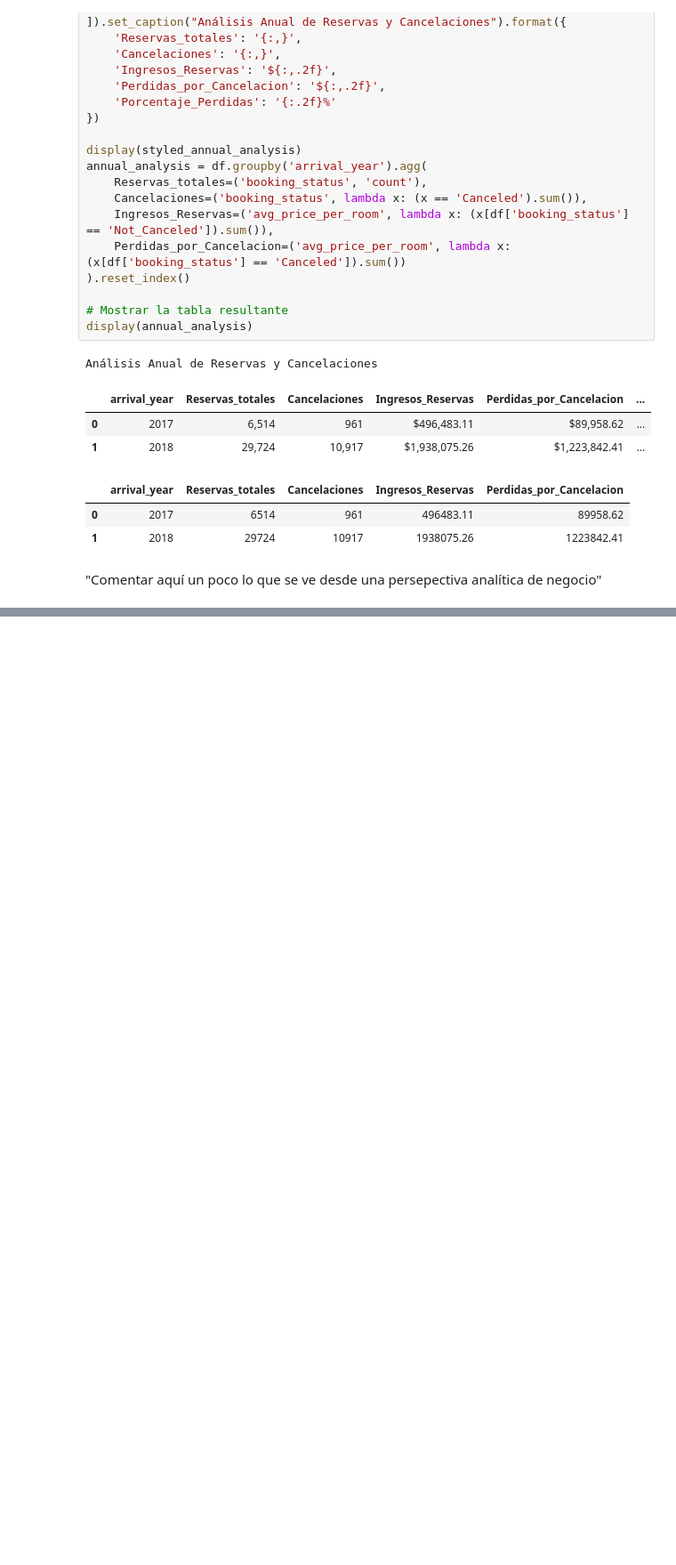
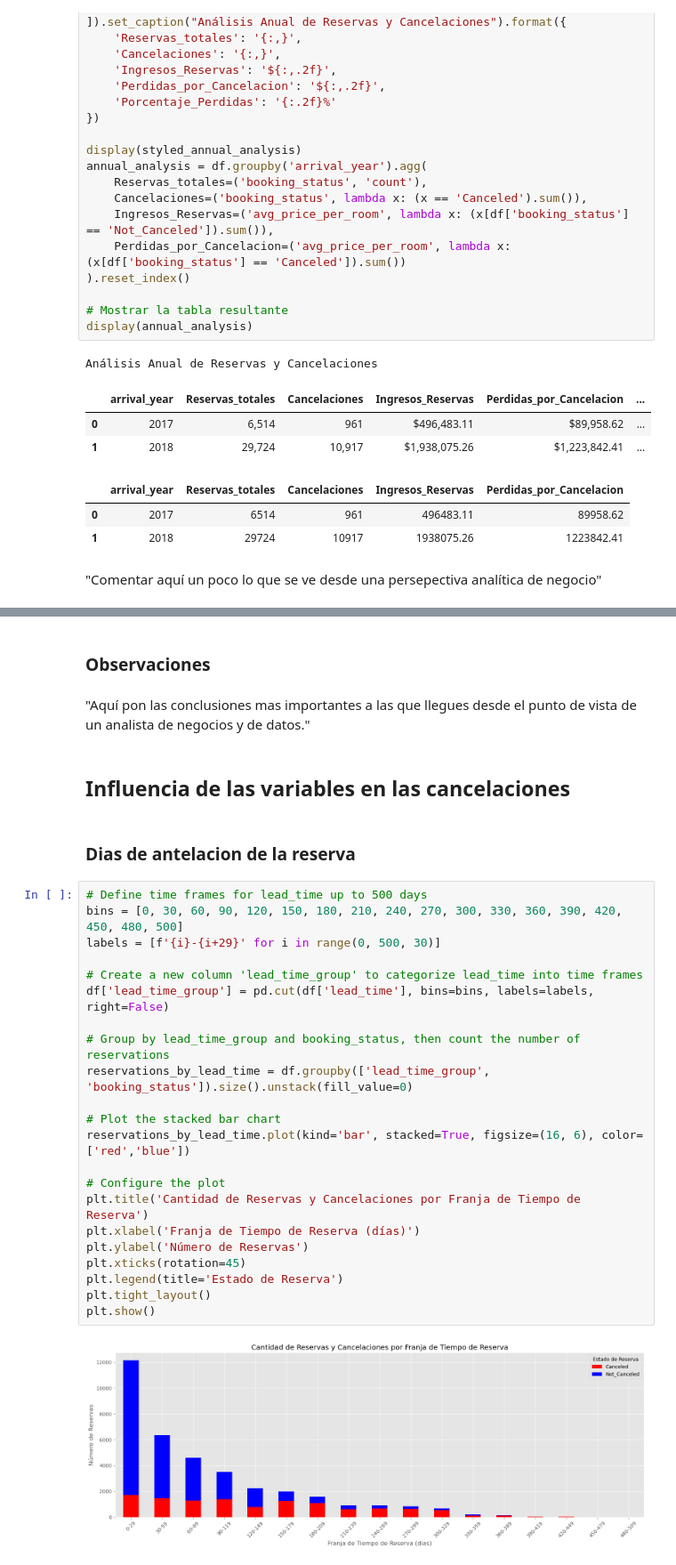
Before and after one commit to YacoCappelletti/analisis_reservas_hotel_dev, a Jupyter notebook: analisis_reservas_hotel_2.ipynb, the cells around one changed output, grey strips where cells are left out. Shown at 89% size. Cells and saved outputs as stored; diff of their text form; blank space fills up the shorter version.

```diff
--- a/analisis_reservas_hotel_2.ipynb
+++ b/analisis_reservas_hotel_2.ipynb
@@ -542,0 +593,32 @@ display(monthly_reservations)
+# %% [markdown]
+### Observaciones
+# %% [markdown]
+"Aquí pon las conclusiones mas importantes a las que llegues desde el punto de vista de un analista de negocios y de datos."
+# %% [markdown]
+## Influencia de las variables en las cancelaciones
+# %% [markdown]
+### Dias de antelacion de la reserva
+# %%
+# Define time frames for lead_time up to 500 days
+bins = [0, 30, 60, 90, 120, 150, 180, 210, 240, 270, 300, 330, 360, 390, 420, 450, 480, 500]
+labels = [f'{i}-{i+29}' for i in range(0, 500, 30)]
+
+# Create a new column 'lead_time_group' to categorize lead_time into time frames
+df['lead_time_group'] = pd.cut(df['lead_time'], bins=bins, labels=labels, right=False)
+
+# Group by lead_time_group and booking_status, then count the number of reservations
+reservations_by_lead_time = df.groupby(['lead_time_group', 'booking_status']).size().unstack(fill_value=0)
+
+# Plot the stacked bar chart
+reservations_by_lead_time.plot(kind='bar', stacked=True, figsize=(16, 6), color=['red','blue'])
+
+# Configure the plot
+plt.title('Cantidad de Reservas y Cancelaciones por Franja de Tiempo de Reserva')
+plt.xlabel('Franja de Tiempo de Reserva (días)')
+plt.ylabel('Número de Reservas')
+plt.xticks(rotation=45)
+plt.legend(title='Estado de Reserva')
+plt.tight_layout()
+plt.show()
+# %% [output]
+[figure, added]
```
Also changed, not shown: parts of 40 cells of this notebook.
